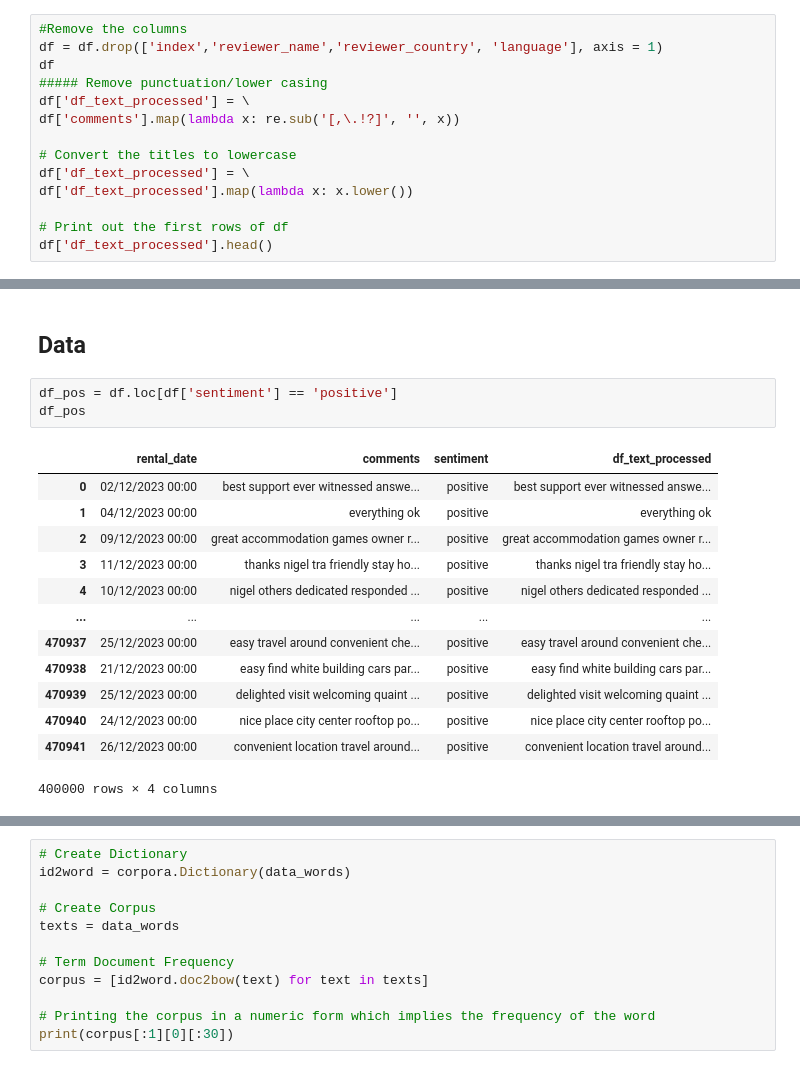
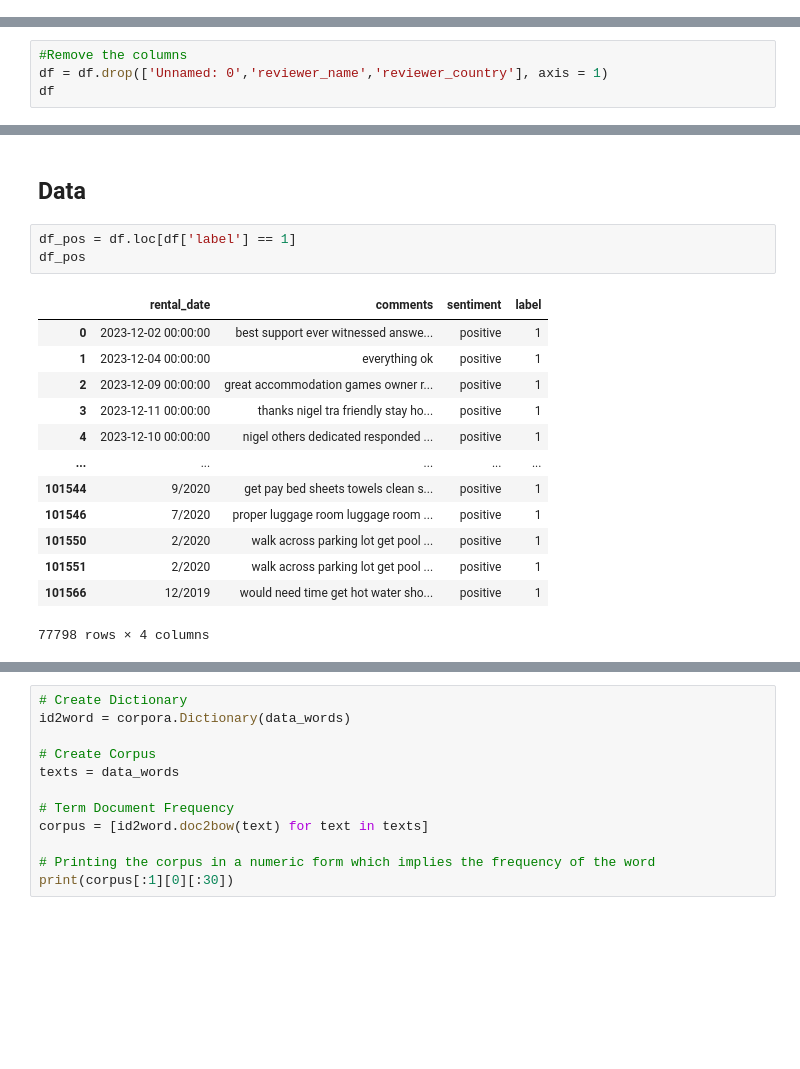
Before and after one commit to NhatLin/NCKHnew, a Jupyter notebook: topicmodelling.ipynb, the cells around one changed output, grey strips where cells are left out. Drawn from its saved outputs; the diff is of its cells as text; blank space fills up the shorter version.

```diff
--- a/topicmodelling.ipynb
+++ b/topicmodelling.ipynb
@@ -113,16 +113,2 @@ The shape of data ---> (470942, 7)
 # %% [markdown]
 # 3. Inital Pre-Processing Data
-# %%
-#Remove the columns
-df = df.drop(['index','reviewer_name','reviewer_country', 'language'], axis = 1)
-df
-##### Remove punctuation/lower casing
-df['df_text_processed'] = \
-df['comments'].map(lambda x: re.sub('[,\.!?]', '', x))
-
-# Convert the titles to lowercase
-df['df_text_processed'] = \
-df['df_text_processed'].map(lambda x: x.lower())
-
-# Print out the first rows of df
-df['df_text_processed'].head()
@@ -135,0 +115,4 @@ Name: df_text_processed, dtype: object
+# %%
+#Remove the columns
+df = df.drop(['Unnamed: 0','reviewer_name','reviewer_country'], axis = 1)
+df
@@ -249,20 +247,20 @@ pyLDAvis.display(LDAvis_prepared)
 # %% [markdown]
 ## Data
 # %%
-df_pos = df.loc[df['sentiment'] == 'positive']
+df_pos = df.loc[df['label'] == 1]
 df_pos
 # %% [output]
-|  | rental_date | comments | sentiment | df_text_processed |
-| 0 | 02/12/2023 00:00 | best support ever witnessed answe... | positive | best support ever witnessed answe... |
-| 1 | 04/12/2023 00:00 | everything ok | positive | everything ok |
-| 2 | 09/12/2023 00:00 | great accommodation games owner r... | positive | great accommodation games owner r... |
-| 3 | 11/12/2023 00:00 | thanks nigel tra friendly stay ho... | positive | thanks nigel tra friendly stay ho... |
-| 4 | 10/12/2023 00:00 | nigel others dedicated responded ... | positive | nigel others dedicated responded ... |
+|  | rental_date | comments | sentiment | label |
+| 0 | 2023-12-02 00:00:00 | best support ever witnessed answe... | positive | 1 |
+| 1 | 2023-12-04 00:00:00 | everything ok | positive | 1 |
+| 2 | 2023-12-09 00:00:00 | great accommodation games owner r... | positive | 1 |
+| 3 | 2023-12-11 00:00:00 | thanks nigel tra friendly stay ho... | positive | 1 |
+| 4 | 2023-12-10 00:00:00 | nigel others dedicated responded ... | positive | 1 |
 | ... | ... | ... | ... | ... |
-| 470937 | 25/12/2023 00:00 | easy travel around convenient che... | positive | easy travel around convenient che... |
-| 470938 | 21/12/2023 00:00 | easy find white building cars par... | positive | easy find white building cars par... |
-| 470939 | 25/12/2023 00:00 | delighted visit welcoming quaint ... | positive | delighted visit welcoming quaint ... |
-| 470940 | 24/12/2023 00:00 | nice place city center rooftop po... | positive | nice place city center rooftop po... |
-| 470941 | 26/12/2023 00:00 | convenient location travel around... | positive | convenient location travel around... |
+| 101544 | 9/2020 | get pay bed sheets towels clean s... | positive | 1 |
+| 101546 | 7/2020 | proper luggage room luggage room ... | positive | 1 |
+| 101550 | 2/2020 | walk across parking lot get pool ... | positive | 1 |
+| 101551 | 2/2020 | walk across parking lot get pool ... | positive | 1 |
+| 101566 | 12/2019 | would need time get hot water sho... | positive | 1 |
-400000 rows × 4 columns
+77798 rows × 4 columns
 # %%
```
Also changed, not shown: parts of 13 cells of this notebook.
